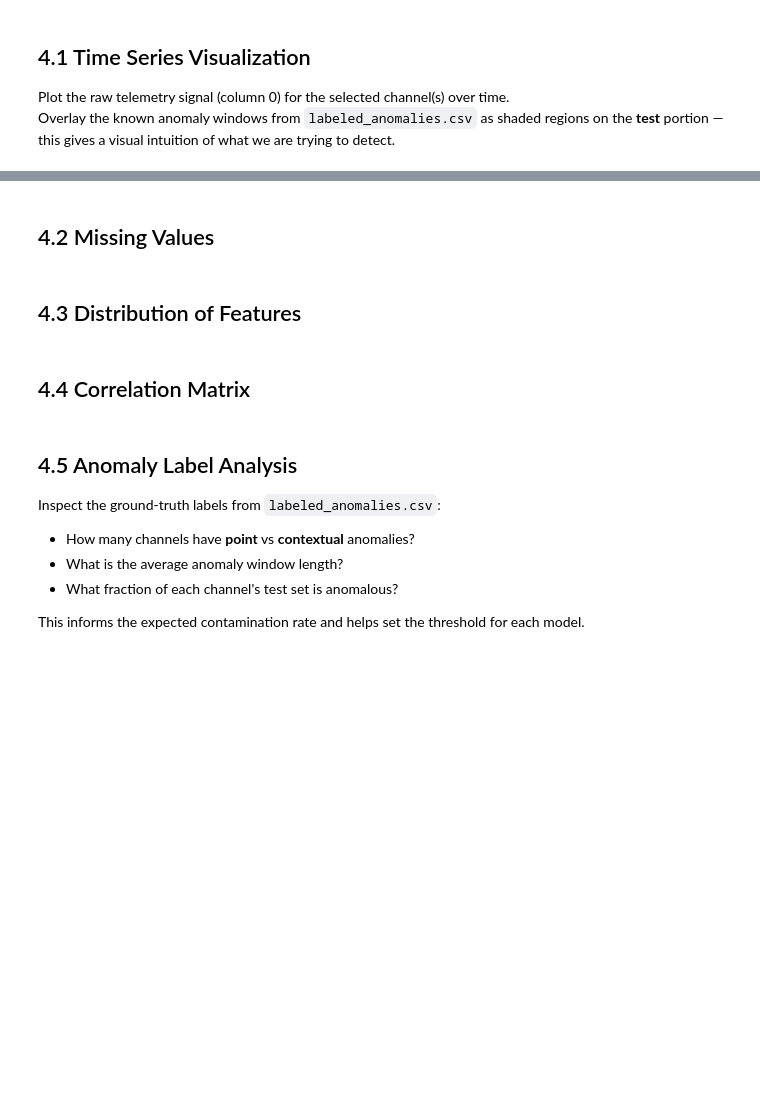
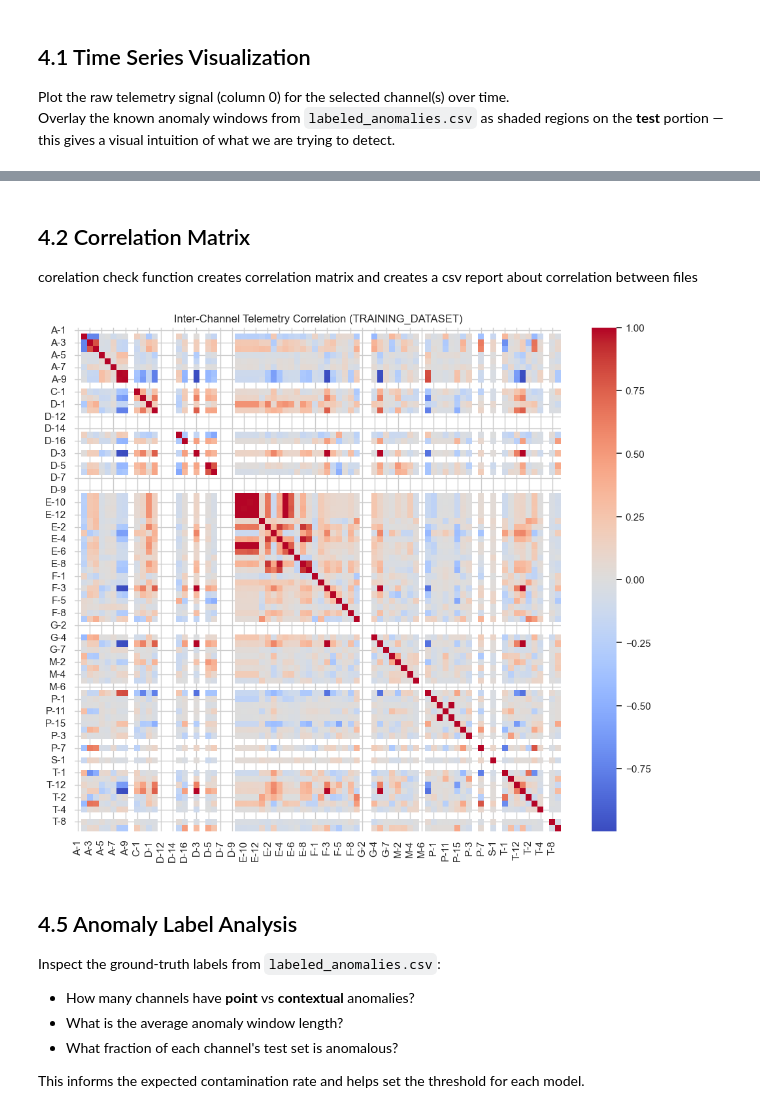
Before and after one commit to livot333/A2_Unsupervised_learning-Anomaly_detection, a Jupyter notebook: A2.ipynb, the cells around one changed output, grey strips where cells are left out. Cells and saved outputs as stored; diff of their text form; code cells hidden in the pictures; blank space fills up the shorter version.

```diff
--- a/A2.ipynb
+++ b/A2.ipynb
@@ -205,2 +242,0 @@ dt.plot_data(choosen_dataset="training_dataset", start_channel_id="A-1")
-# %% [markdown]
-## 4.2 Missing Values
@@ -211,2 +242,0 @@ dt.plot_data(choosen_dataset="training_dataset", start_channel_id="A-1")
-# %% [markdown]
-## 4.3 Distribution of Features
@@ -218,8 +243,11 @@ dt.plot_data(choosen_dataset="training_dataset", start_channel_id="A-1")
 # %% [markdown]
-## 4.4 Correlation Matrix
+## 4.2 Correlation Matrix
+corelation check function creates correlation matrix and creates a csv report about correlation between files
 # %%
 correlation_outfile_path = BASE_DIR
-correlation_dictionary = dt.correlation_check(mode="training_dataset", correlation_outfile_path=correlation_outfile_path)
+correlation_dictionary = dt.correlation_check(mode="training_dataset",correlation_csv_report = False,correlation_outfile_path=correlation_outfile_path,corr_calc_method="spearman")
+# %% [output]
+[figure, added]
 # %% [markdown]
 ## 4.5 Anomaly Label Analysis
 
```
Also changed, not shown: parts of 10 cells of this notebook, 4 other files.
